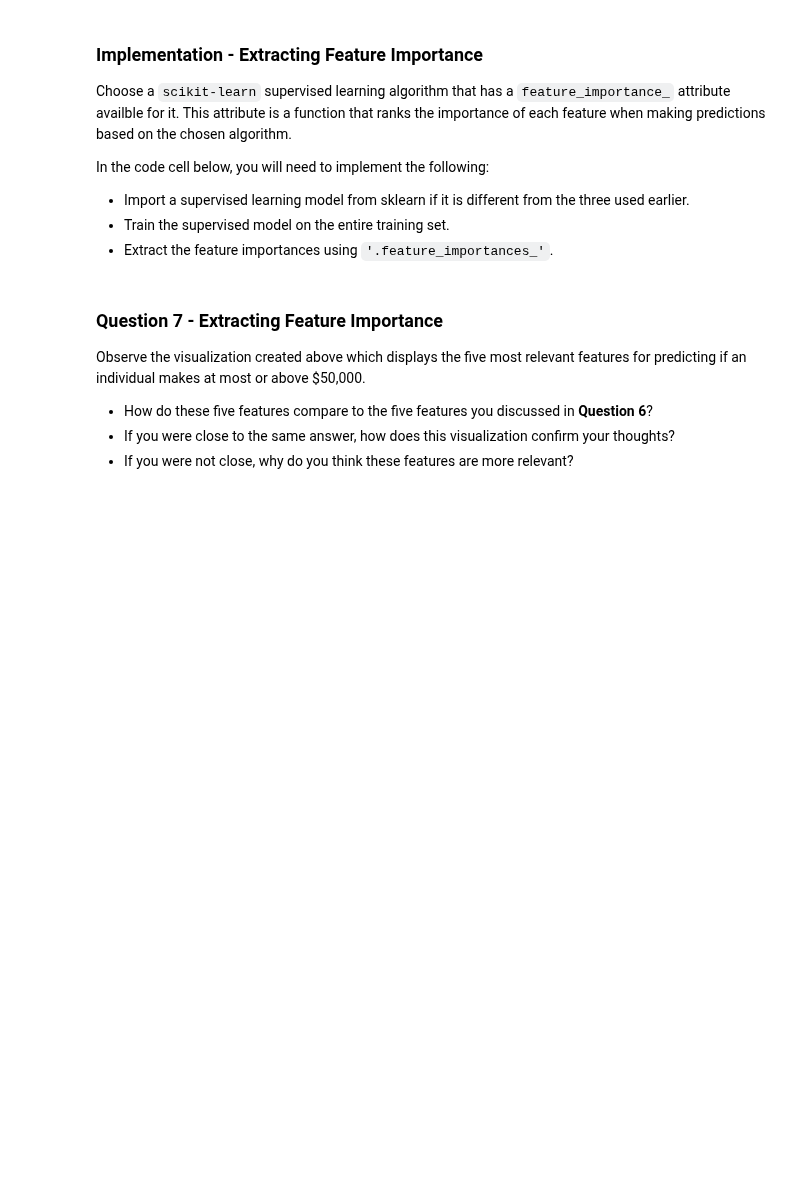
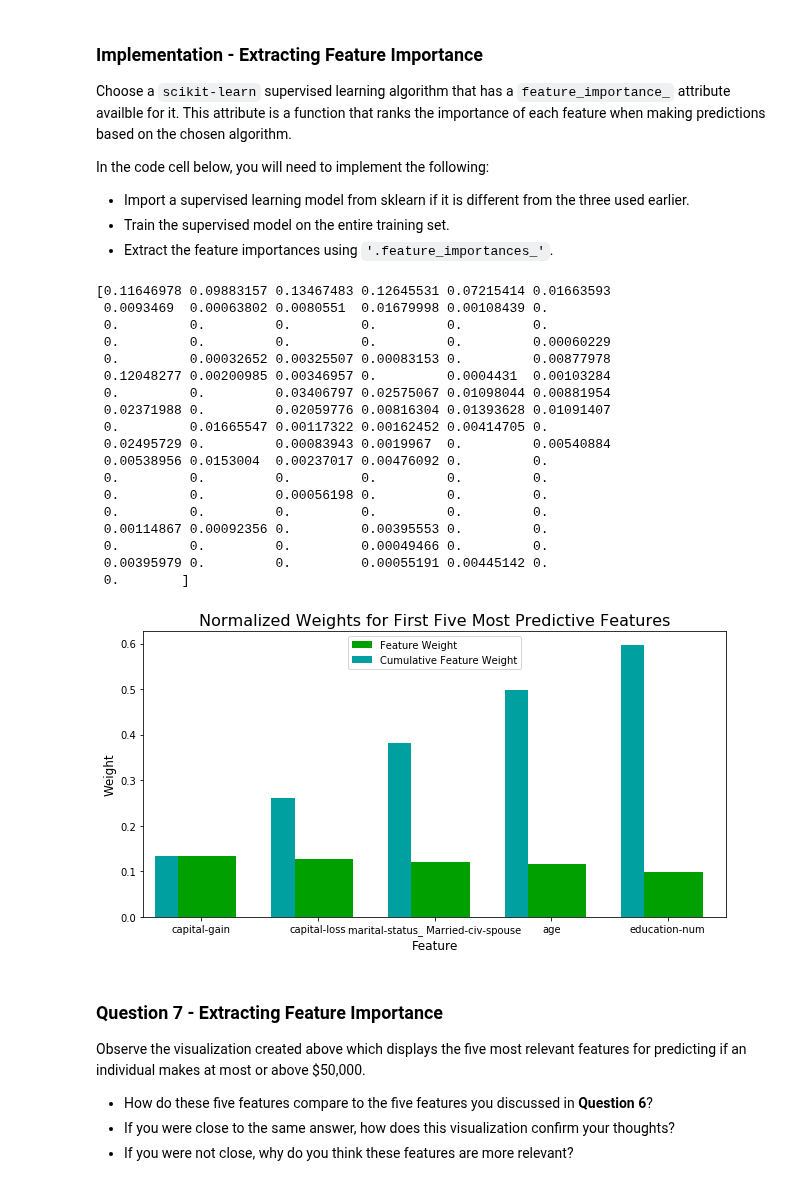
Before and after one commit to RubySu/UdaTest, a Jupyter notebook: DSND_Term2/projects/p1_charityml/finding_donors.ipynb, the cells around one changed output. Drawn from its saved outputs; the diff is of its cells as text; code cells hidden in the pictures; blank space fills up the shorter version.

```diff
--- a/DSND_Term2/projects/p1_charityml/finding_donors.ipynb
+++ b/DSND_Term2/projects/p1_charityml/finding_donors.ipynb
@@ -146,13 +170,14 @@ Additionally, as with the non-numeric features, we need to convert the non-numer
    - Set records with "<=50K" to `0` and records with ">50K" to `1`.
 # %%
 # TODO: One-hot encode the 'features_log_minmax_transform' data using pandas.get_dummies()
-features_final = None
+features_final = pd.get_dummies(features_log_minmax_transform)
 
 # TODO: Encode the 'income_raw' data to numerical values
-income = None
-
+income = income_raw.replace(["<=50K",">50K"],[0,1])
+# print(income.head(10))
 # Print the number of features after one-hot encoding
 encoded = list(features_final.columns)
+# print(encoded)
 print("{} total features after one-hot encoding.".format(len(encoded)))
 
 # Uncomment the following line to see the encoded feature names
@@ -470,16 +578,35 @@ In the code cell below, you will need to implement the following:
  - Extract the feature importances using `'.feature_importances_'`.
 # %%
 # TODO: Import a supervised learning model that has 'feature_importances_'
-
+from sklearn.ensemble import GradientBoostingClassifier
 
 # TODO: Train the supervised model on the training set using .fit(X_train, y_train)
-model = None
+model = GradientBoostingClassifier(random_state=3).fit(X_train, y_train)
 
 # TODO: Extract the feature importances using .feature_importances_
-importances = None
-
+importances = model.feature_importances_
 # Plot
 vs.feature_plot(importances, X_train, y_train)
+# %% [output]
+[0.11646978 0.09883157 0.13467483 0.12645531 0.07215414 0.01663593
+ 0.0093469  0.00063802 0.0080551  0.01679998 0.00108439 0.
+ 0.         0.         0.         0.         0.         0.
+ 0.         0.         0.         0.         0.         0.00060229
+ 0.         0.00032652 0.00325507 0.00083153 0.         0.00877978
+ 0.12048277 0.00200985 0.00346957 0.         0.0004431  0.00103284
+ 0.         0.         0.03406797 0.02575067 0.01098044 0.00881954
+ 0.02371988 0.         0.02059776 0.00816304 0.01393628 0.01091407
+ 0.         0.01665547 0.00117322 0.00162452 0.00414705 0.
+ 0.02495729 0.         0.00083943 0.0019967  0.         0.00540884
+ 0.00538956 0.0153004  0.00237017 0.00476092 0.         0.
+ 0.         0.         0.         0.         0.         0.
+ 0.         0.         0.00056198 0.         0.         0.
+ 0.         0.         0.         0.         0.         0.
+ 0.00114867 0.00092356 0.         0.00395553 0.         0.
+ 0.         0.         0.         0.00049466 0.         0.
+ 0.00395979 0.         0.         0.00055191 0.00445142 0.
+ 0.        ]
+[figure, added]
 # %% [markdown]
 ### Question 7 - Extracting Feature Importance
 
```
Also changed, not shown: parts of 30 cells of this notebook, 3 other files.
